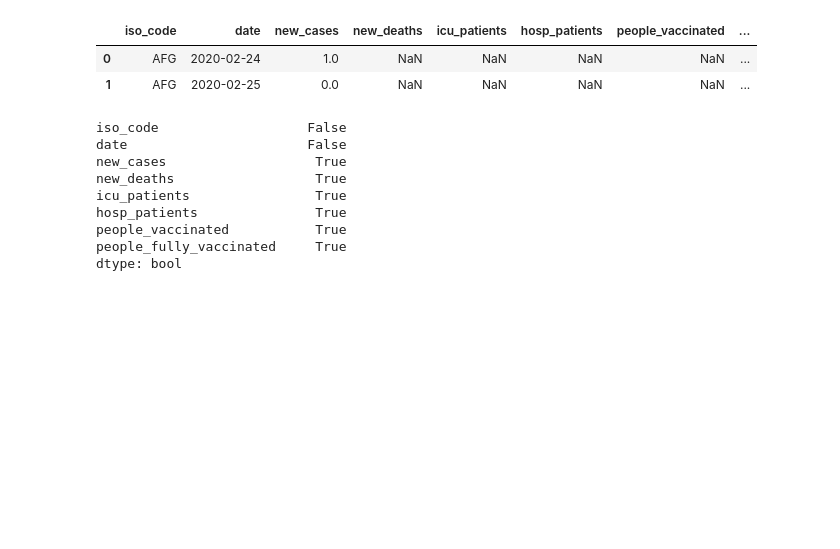
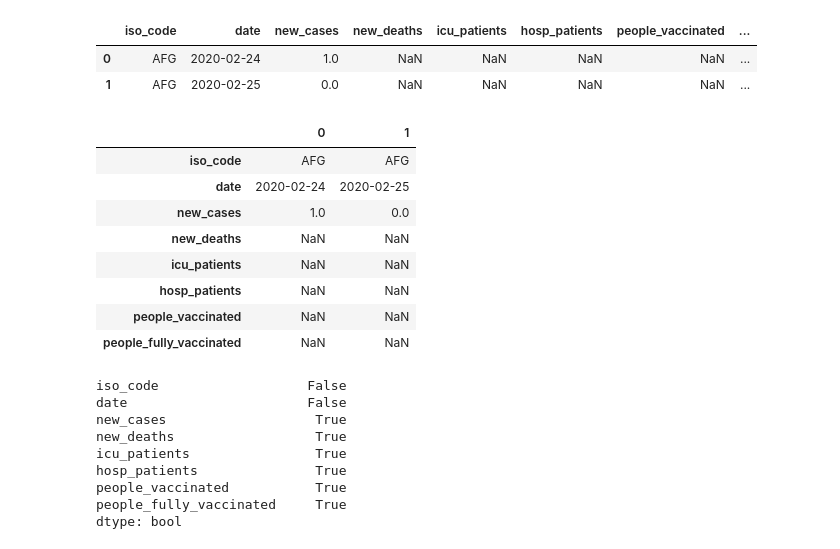
Before and after one commit to askhan18/communication, a Jupyter notebook: EDA.ipynb, the cells around one changed output. Drawn from its saved outputs; the diff is of its cells as text; code cells hidden in the pictures; blank space fills up the shorter version.

```diff
--- a/EDA.ipynb
+++ b/EDA.ipynb
@@ -7,7 +7,7 @@ import warnings
 import seaborn as sns
 warnings.filterwarnings("ignore")
 # %%
-df = pd.read_csv('covid19.csv')
+df = pd.read_csv('/Users/dinaliu/Downloads/Assigned/covid19.csv')
 # %% [markdown]
 ## 1. Get an initial sniff of the data
 # %%
@@ -50,6 +50,18 @@ df.head(2)
 |  | iso_code | date | new_cases | new_deaths | icu_patients | hosp_patients | people_vaccinated | ... |
 | 0 | AFG | 2020-02-24 | 1.0 | NaN | NaN | NaN | NaN | ... |
 | 1 | AFG | 2020-02-25 | 0.0 | NaN | NaN | NaN | NaN | ... |
+# %%
+df.head(2).T
+# %% [output]
+|  | 0 | 1 |
+| iso_code | AFG | AFG |
+| date | 2020-02-24 | 2020-02-25 |
+| new_cases | 1.0 | 0.0 |
+| new_deaths | NaN | NaN |
+| icu_patients | NaN | NaN |
+| hosp_patients | NaN | NaN |
+| people_vaccinated | NaN | NaN |
+| people_fully_vaccinated | NaN | NaN |
 # %%
 df.isnull().any()
 # %% [output]
```
Also changed, not shown: parts of 1 cell of this notebook, 1 other file.
